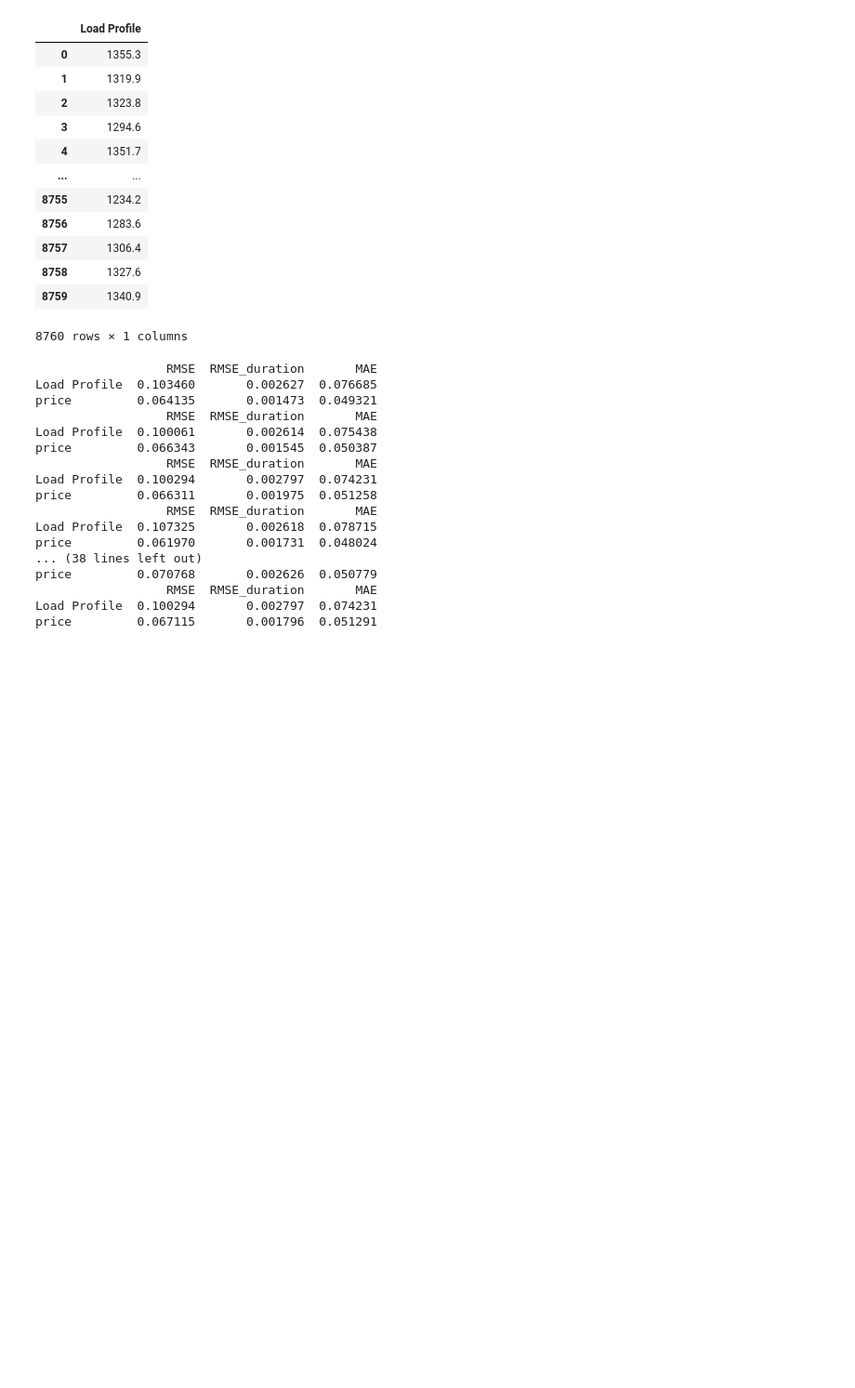
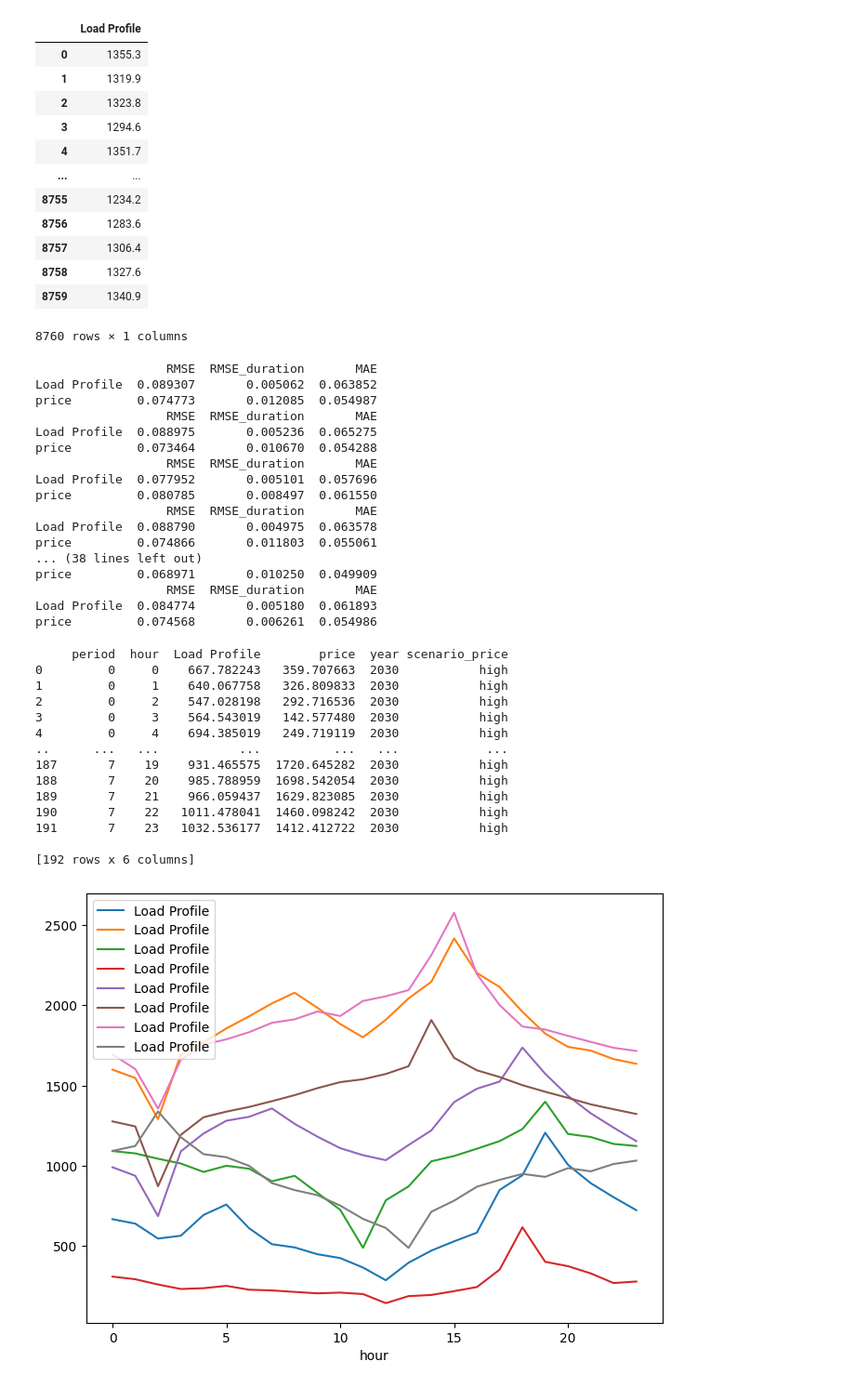
Before and after one commit to alikoek/DH-Capacity-Expansion, a Jupyter notebook: src/python/preprocessing.ipynb, the cells around one changed output. Shown at 93% size. Cells and saved outputs as stored; diff of their text form; code cells hidden in the pictures; blank space fills up the shorter version.

```diff
--- a/src/python/preprocessing.ipynb
+++ b/src/python/preprocessing.ipynb
@@ -81,6 +81,9 @@ def plot_multiindex_data(typPeriods):
 
     plt.tight_layout()
 # %%
+hoursPerPeriod = 24 # hours
+noTypicalPeriods = 8
+
 type_periods = pd.DataFrame
 
 df_all_weeks = pd.DataFrame()
@@ -92,8 +95,8 @@ for year in df["year"].unique():
         to_aggregate = df[(df["year"] == year) & (df["scenario_price"] == scen)]
         aggregation = tsam.TimeSeriesAggregation(to_aggregate[["Load Profile","price"]],
             resolution = 1,
-            noTypicalPeriods = 6,
-            hoursPerPeriod = 24*7,
+            noTypicalPeriods = noTypicalPeriods,
+            hoursPerPeriod = hoursPerPeriod,
             segmentation = False,
             # noSegments = 6,
             representationMethod = "distributionAndMinMaxRepresentation",
@@ -106,7 +109,7 @@ for year in df["year"].unique():
         # plot_multiindex_data(typPeriods)
         accuracy = aggregation.accuracyIndicators()
         print(accuracy)
-        df_unstacked = typPeriods.reset_index().rename(columns = {"level_0":"typical_week","TimeStep":"hour"})
+        df_unstacked = typPeriods.reset_index().rename(columns = {"level_0":"period","TimeStep":"hour"})
 
         info_accuracy = accuracy.copy().reset_index().rename(columns={'index': 'ts_type'})
         info_accuracy["year"] = year
@@ -122,24 +125,48 @@ for year in df["year"].unique():
     #     break
     # break
 
-df_all_weeks.to_csv("../../data/preprocessed/typical_weeks_all.csv")
+df_all_weeks.to_csv("../../data/preprocessed/typical_periods_all.csv")
 df_all_metrics.to_csv("../../data/preprocessed/typical_metrics_all.csv")
 df_all_weights.to_csv("../../data/preprocessed/typical_weights_all.csv")
 # %% [output]
                   RMSE  RMSE_duration       MAE
-Load Profile  0.103460       0.002627  0.076685
-price         0.064135       0.001473  0.049321
+Load Profile  0.089307       0.005062  0.063852
+price         0.074773       0.012085  0.054987
                   RMSE  RMSE_duration       MAE
-Load Profile  0.100061       0.002614  0.075438
-price         0.066343       0.001545  0.050387
+Load Profile  0.088975       0.005236  0.065275
+price         0.073464       0.010670  0.054288
                   RMSE  RMSE_duration       MAE
-Load Profile  0.100294       0.002797  0.074231
-price         0.066311       0.001975  0.051258
+Load Profile  0.077952       0.005101  0.057696
+price         0.080785       0.008497  0.061550
                   RMSE  RMSE_duration       MAE
-Load Profile  0.107325       0.002618  0.078715
-price         0.061970       0.001731  0.048024
+Load Profile  0.088790       0.004975  0.063578
+price         0.074866       0.011803  0.055061
 ... (38 lines left out)
-price         0.070768       0.002626  0.050779
+price         0.068971       0.010250  0.049909
                   RMSE  RMSE_duration       MAE
-Load Profile  0.100294       0.002797  0.074231
-price         0.067115       0.001796  0.051291
+Load Profile  0.084774       0.005180  0.061893
+price         0.074568       0.006261  0.054986
+# %%
+mask = (df_all_weeks["year"] == 2030) * (df_all_weeks["scenario_price"] == "high")
+print(df_all_weeks[mask])
+# df_all_weeks[mask].plot(x="hour",y=["Load Profile"], by=["typical_week"])
+fig, ax = plt.subplots(figsize=(8,6))
+bp = df_all_weeks[mask].groupby('period').plot(x="hour",y=["Load Profile"], ax = ax)
+fig, ax = plt.subplots(figsize=(8,6))
+bp = df_all_weeks[mask].groupby('period').plot(x="hour",y=["price"], ax = ax)
+# %% [output]
+     period  hour  Load Profile        price  year scenario_price
+0         0     0    667.782243   359.707663  2030           high
+1         0     1    640.067758   326.809833  2030           high
+2         0     2    547.028198   292.716536  2030           high
+3         0     3    564.543019   142.577480  2030           high
+4         0     4    694.385019   249.719119  2030           high
+..      ...   ...           ...          ...   ...            ...
+187       7    19    931.465575  1720.645282  2030           high
+188       7    20    985.788959  1698.542054  2030           high
+189       7    21    966.059437  1629.823085  2030           high
+190       7    22   1011.478041  1460.098242  2030           high
+191       7    23   1032.536177  1412.412722  2030           high
+
+[192 rows x 6 columns]
+[figure, added]
```
Also changed, not shown: parts of 1 cell of this notebook, 18 other files.
